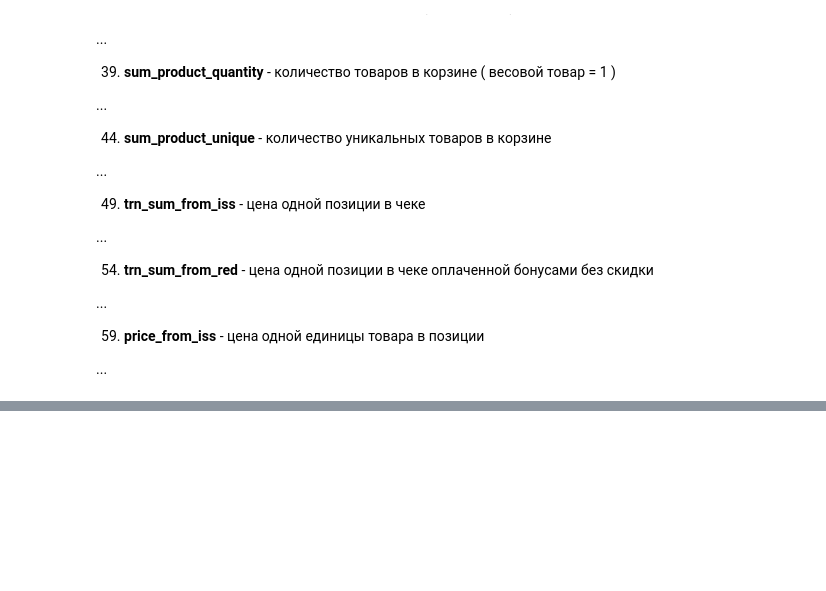
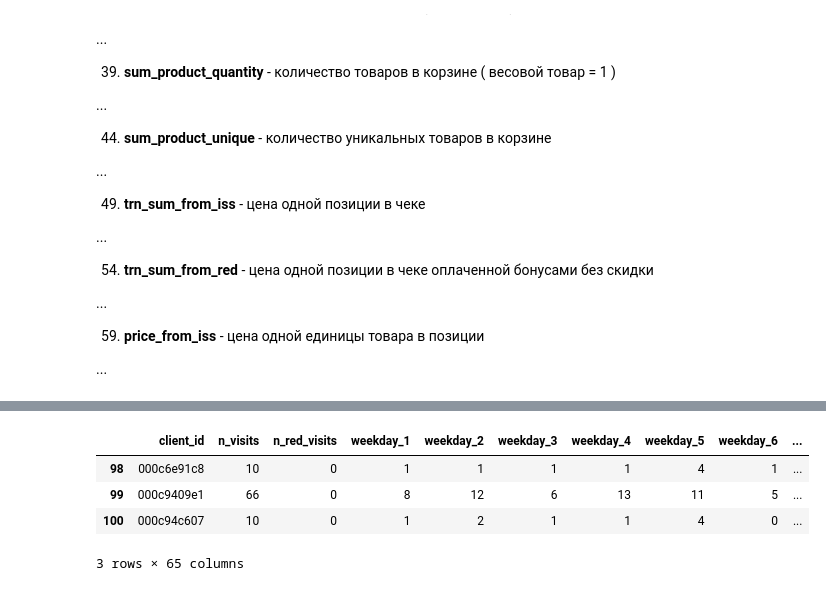
Before and after one commit to lasados/X5RetailHeroUplift, a Jupyter notebook: functions_of_preprocessing.ipynb, the cells around one changed output, grey strips where cells are left out. Cells and saved outputs as stored; diff of their text form; code cells hidden in the pictures; blank space fills up the shorter version.

Commit message:
Ошибка очистки исправлена + итерация по users

```diff
--- a/functions_of_preprocessing.ipynb
+++ b/functions_of_preprocessing.ipynb
@@ -267,3 +267,31 @@ def summarize_last_visit(previos_row, prev_date, list_of_last_visit):
     list_of_last_visit[8] , list_of_last_visit[9] = 0, 0
 
     return list_of_last_visit
+# %%
+# Ищем стартовую строку для start_user
+def get_start_row(start_user, filename='Data/purchases.csv'):
+    '''
+    Finds number of row which contains info about start_user.
+    start_user = {1,2,3,...}
+    Return number of row in csv file (starts from 0)
+    '''
+    if start_user!=None:
+        if start_user>0:
+            n_of_row = 0
+            n_of_user = 0
+            for row in generator_of_rows(filename):
+                if n_of_row==0:
+                    current_user = row[0]
+                    previos_user = row[0]
+
+                current_user = row[0]
+                if current_user==previos_user:
+                    n_of_row+=1
+                    continue
+                else:
+                    previos_user=current_user
+                    n_of_user+=1
+                    n_of_row+=1
+                    if n_of_user==start_user:
+                        break
+    return n_of_row-1
@@ -542,14 +589,14 @@ def generate_column_names(names_pure_feature=None, names_gen_feature=None, name_
 
 columns = generate_column_names()
 # %%
-def create_dataframe(nmax_rows=None, nmax_users=None, start_row=None,
+def create_dataframe(nmax_rows=None, nmax_users=None, start_row=None, start_user=None,
                      filename='Data/purchases.csv'):
     '''
     Creates DataFrame from csv file with parcing maximum of nmax_rows, or nmax_users.
-    Starts from start_row.
+    Starts from start_row or start_user.
 
     '''
-    data = create_data_for_df(nmax_rows, nmax_users, start_row, filename)
+    data = create_data_for_df(nmax_rows, nmax_users, start_row, start_user, filename)
     columns = generate_column_names()
 
     dataframe=pd.DataFrame(data=data, columns=columns)
@@ -583,0 +606,4 @@ data
+# %%
+%%time
+
+data_1 = create_dataframe(nmax_users=101)
@@ -583,0 +617,8 @@ data
+# %%
+data_1.iloc[-3:]
+# %% [output]
+|  | client_id | n_visits | n_red_visits | weekday_1 | weekday_2 | weekday_3 | weekday_4 | weekday_5 | weekday_6 | ... |
+| 98 | 000c6e91c8 | 10 | 0 | 1 | 1 | 1 | 1 | 4 | 1 | ... |
+| 99 | 000c9409e1 | 66 | 0 | 8 | 12 | 6 | 13 | 11 | 5 | ... |
+| 100 | 000c94c607 | 10 | 0 | 1 | 2 | 1 | 1 | 4 | 0 | ... |
+3 rows × 65 columns
```
Also changed, not shown: parts of 9 cells of this notebook, 1 other file.
